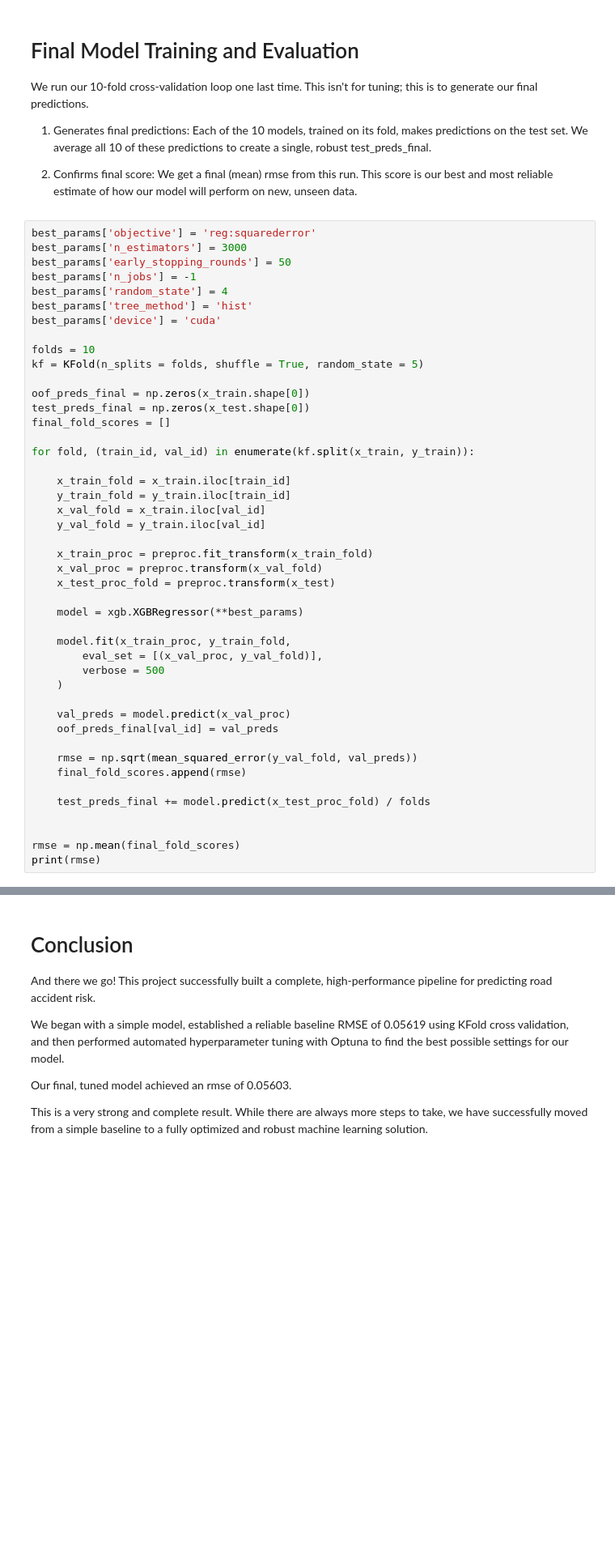
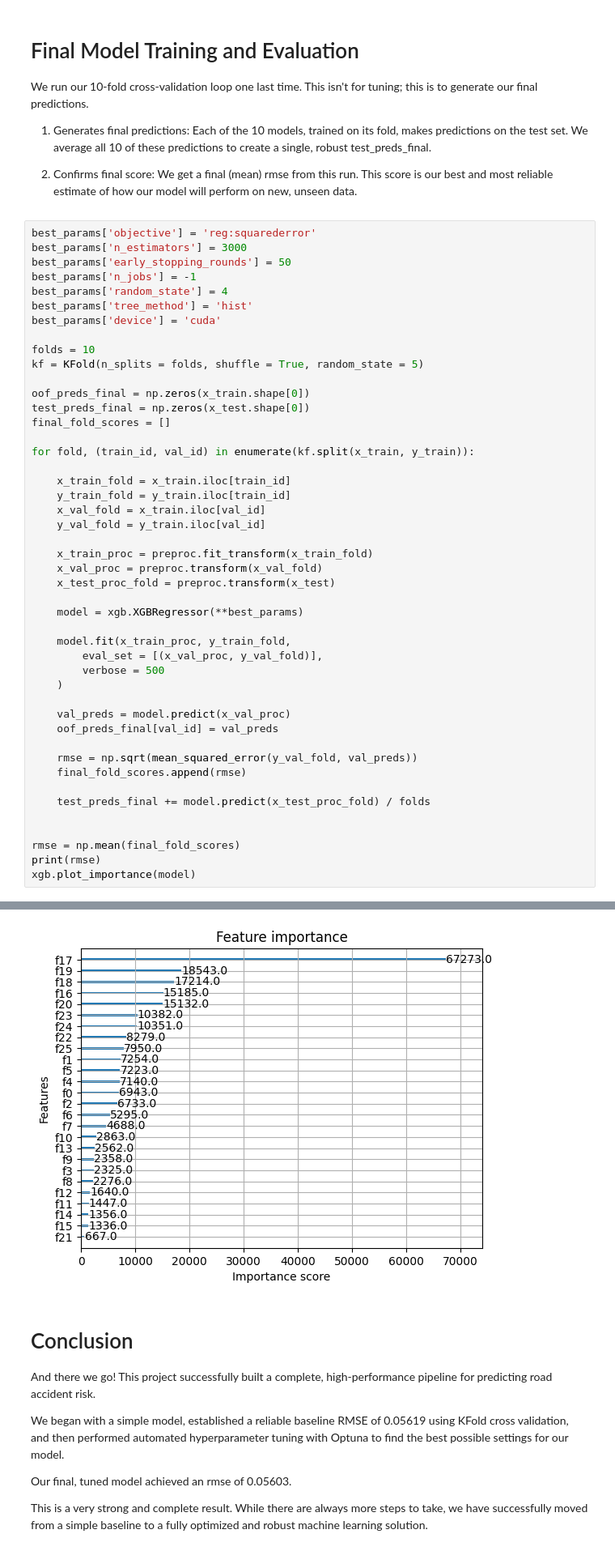
Before and after one commit to MarcusHanmer1/Road-Accident_Risk-Project, a Jupyter notebook: predicting-road-accident-risk-with-xgboost.ipynb, the cells around one changed output, grey strips where cells are left out. Shown at 81% size. Saved outputs shown, nothing was run; the diff lists cells and outputs as text; blank space fills up the shorter version.

```diff
--- a/predicting-road-accident-risk-with-xgboost.ipynb
+++ b/predicting-road-accident-risk-with-xgboost.ipynb
@@ -239,3 +291,5 @@ for fold, (train_id, val_id) in enumerate(kf.split(x_train, y_train)):
 
 rmse = np.mean(final_fold_scores)
 print(rmse)
+xgb.plot_importance(model)
+# %% [output]
@@ -242,3 +314,4 @@ print(rmse)
+[figure, added]
 # %% [markdown]
 # Conclusion
 
```
Also changed, not shown: parts of 7 cells of this notebook, 3 other files.
